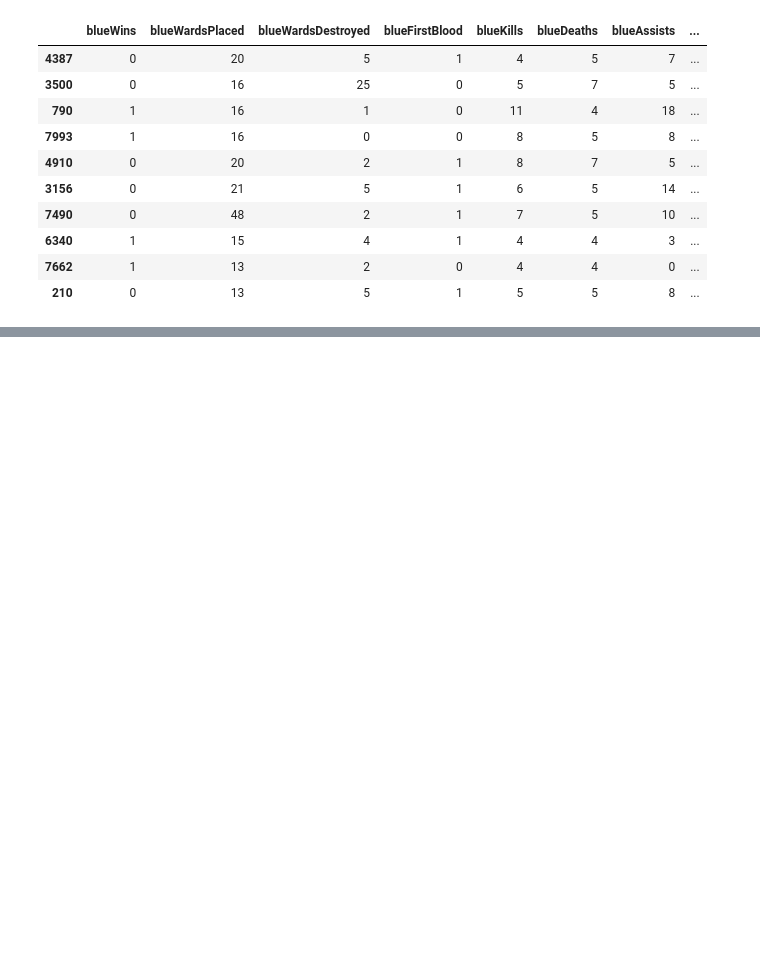
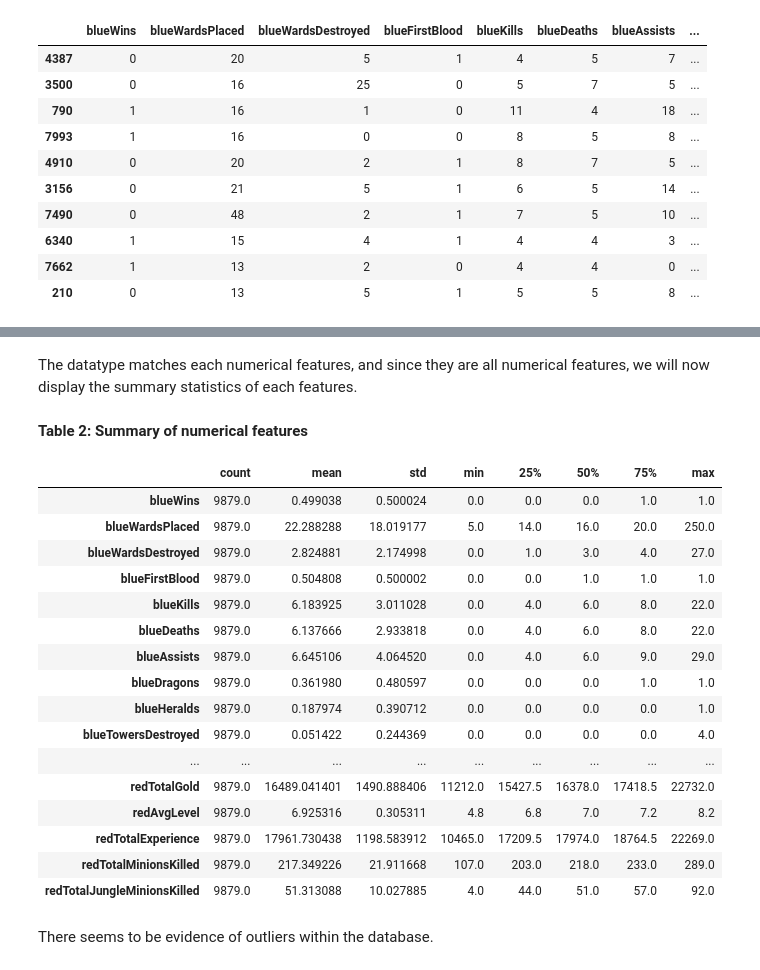
Before and after one commit to angelocarasig/lol_diamond_ranked_analysis, a Jupyter notebook: League of Legends Diamond Ranked Game Analysis.ipynb, the cells around one changed output, grey strips where cells are left out. Saved outputs shown, nothing was run; the diff lists cells and outputs as text; code cells hidden in the pictures; blank space fills up the shorter version.

Commit message:
Continued with Database Preprocessing

```diff
--- a/League of Legends Diamond Ranked Game Analysis.ipynb
+++ b/League of Legends Diamond Ranked Game Analysis.ipynb
@@ -211,0 +260,27 @@ df.sample(10, random_state=999)
+# %% [markdown]
+The datatype matches each numerical features, and since they are all numerical features, we will now display the summary statistics of each features.
+# %%
+from IPython.display import display, HTML
+display(HTML('<b>Table 2: Summary of numerical features</b>'))
+df.describe(include=['int64','float64']).T
+# %% [output]
+Table 2: Summary of numerical features
+|  | count | mean | std | min | 25% | 50% | 75% | max |
+| blueWins | 9879.0 | 0.499038 | 0.500024 | 0.0 | 0.0 | 0.0 | 1.0 | 1.0 |
+| blueWardsPlaced | 9879.0 | 22.288288 | 18.019177 | 5.0 | 14.0 | 16.0 | 20.0 | 250.0 |
+| blueWardsDestroyed | 9879.0 | 2.824881 | 2.174998 | 0.0 | 1.0 | 3.0 | 4.0 | 27.0 |
+| blueFirstBlood | 9879.0 | 0.504808 | 0.500002 | 0.0 | 0.0 | 1.0 | 1.0 | 1.0 |
+| blueKills | 9879.0 | 6.183925 | 3.011028 | 0.0 | 4.0 | 6.0 | 8.0 | 22.0 |
+| blueDeaths | 9879.0 | 6.137666 | 2.933818 | 0.0 | 4.0 | 6.0 | 8.0 | 22.0 |
+| blueAssists | 9879.0 | 6.645106 | 4.064520 | 0.0 | 4.0 | 6.0 | 9.0 | 29.0 |
+| blueDragons | 9879.0 | 0.361980 | 0.480597 | 0.0 | 0.0 | 0.0 | 1.0 | 1.0 |
+| blueHeralds | 9879.0 | 0.187974 | 0.390712 | 0.0 | 0.0 | 0.0 | 0.0 | 1.0 |
+| blueTowersDestroyed | 9879.0 | 0.051422 | 0.244369 | 0.0 | 0.0 | 0.0 | 0.0 | 4.0 |
+| ... | ... | ... | ... | ... | ... | ... | ... | ... |
+| redTotalGold | 9879.0 | 16489.041401 | 1490.888406 | 11212.0 | 15427.5 | 16378.0 | 17418.5 | 22732.0 |
+| redAvgLevel | 9879.0 | 6.925316 | 0.305311 | 4.8 | 6.8 | 7.0 | 7.2 | 8.2 |
+| redTotalExperience | 9879.0 | 17961.730438 | 1198.583912 | 10465.0 | 17209.5 | 17974.0 | 18764.5 | 22269.0 |
+| redTotalMinionsKilled | 9879.0 | 217.349226 | 21.911668 | 107.0 | 203.0 | 218.0 | 233.0 | 289.0 |
+| redTotalJungleMinionsKilled | 9879.0 | 51.313088 | 10.027885 | 4.0 | 44.0 | 51.0 | 57.0 | 92.0 |
+# %% [markdown]
+There seems to be evidence of outliers within the database.
```
Also changed, not shown: parts of 5 cells of this notebook.
